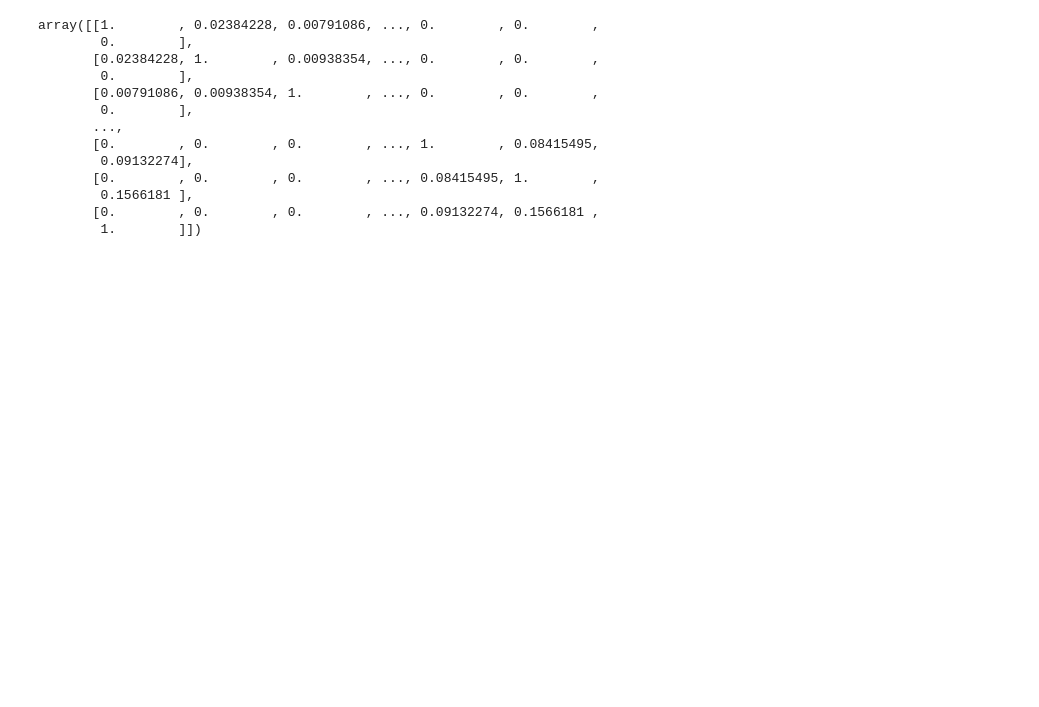
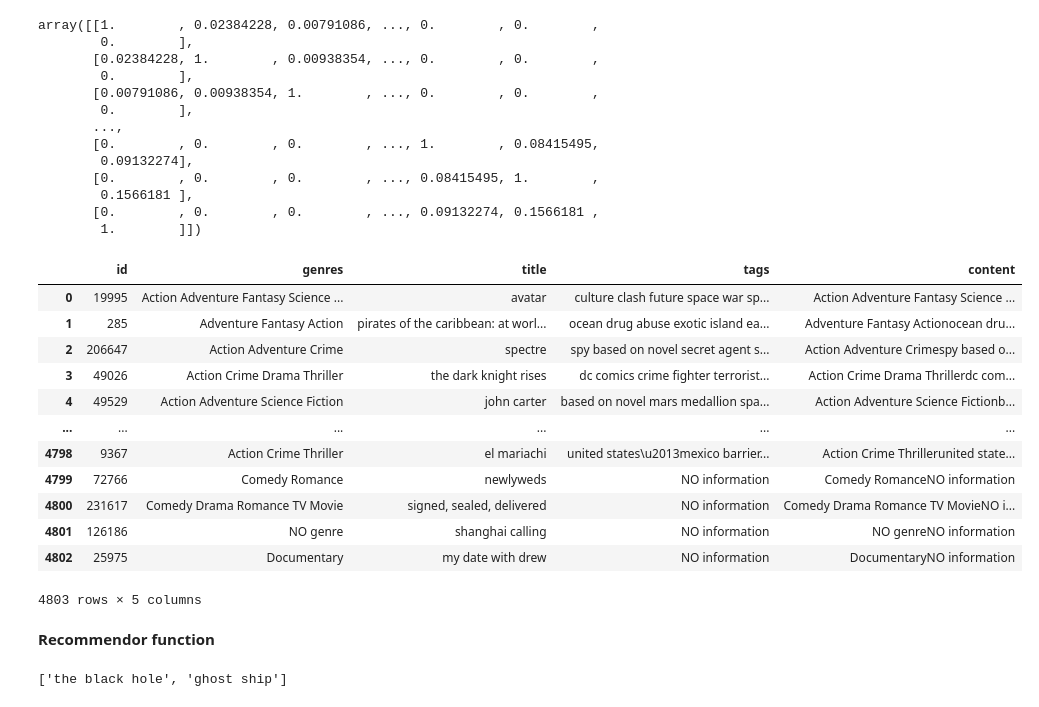
Before and after one commit to mariumijay/Movie-Recommendation-System, a Jupyter notebook: main.ipynb, the cells around one changed output. Saved outputs shown, nothing was run; the diff lists cells and outputs as text; code cells hidden in the pictures; blank space fills up the shorter version.

```diff
--- a/main.ipynb
+++ b/main.ipynb
@@ -192,0 +224,18 @@ array([[1.        , 0.02384228, 0.00791086, ..., 0.        , 0.        ,
+# %%
+movies
+# %% [output]
+|  | id | genres | title | tags | content |
+| 0 | 19995 | Action Adventure Fantasy Science ... | avatar | culture clash future space war sp... | Action Adventure Fantasy Science ... |
+| 1 | 285 | Adventure Fantasy Action | pirates of the caribbean: at worl... | ocean drug abuse exotic island ea... | Adventure Fantasy Actionocean dru... |
+| 2 | 206647 | Action Adventure Crime | spectre | spy based on novel secret agent s... | Action Adventure Crimespy based o... |
+| 3 | 49026 | Action Crime Drama Thriller | the dark knight rises | dc comics crime fighter terrorist... | Action Crime Drama Thrillerdc com... |
+| 4 | 49529 | Action Adventure Science Fiction | john carter | based on novel mars medallion spa... | Action Adventure Science Fictionb... |
+| ... | ... | ... | ... | ... | ... |
+| 4798 | 9367 | Action Crime Thriller | el mariachi | united states\u2013mexico barrier... | Action Crime Thrillerunited state... |
+| 4799 | 72766 | Comedy Romance | newlyweds | NO information | Comedy RomanceNO information |
+| 4800 | 231617 | Comedy Drama Romance TV Movie | signed, sealed, delivered | NO information | Comedy Drama Romance TV MovieNO i... |
+| 4801 | 126186 | NO genre | shanghai calling | NO information | NO genreNO information |
+| 4802 | 25975 | Documentary | my date with drew | NO information | DocumentaryNO information |
+4803 rows × 5 columns
+# %% [markdown]
+**Recommendor function**
@@ -192,0 +275,4 @@ array([[1.        , 0.02384228, 0.00791086, ..., 0.        , 0.        ,
+# %%
+recommend("Titanic", movies, similarity, top_n=2)
+# %% [output]
+['the black hole', 'ghost ship']
```
Also changed, not shown: parts of 11 cells of this notebook.
